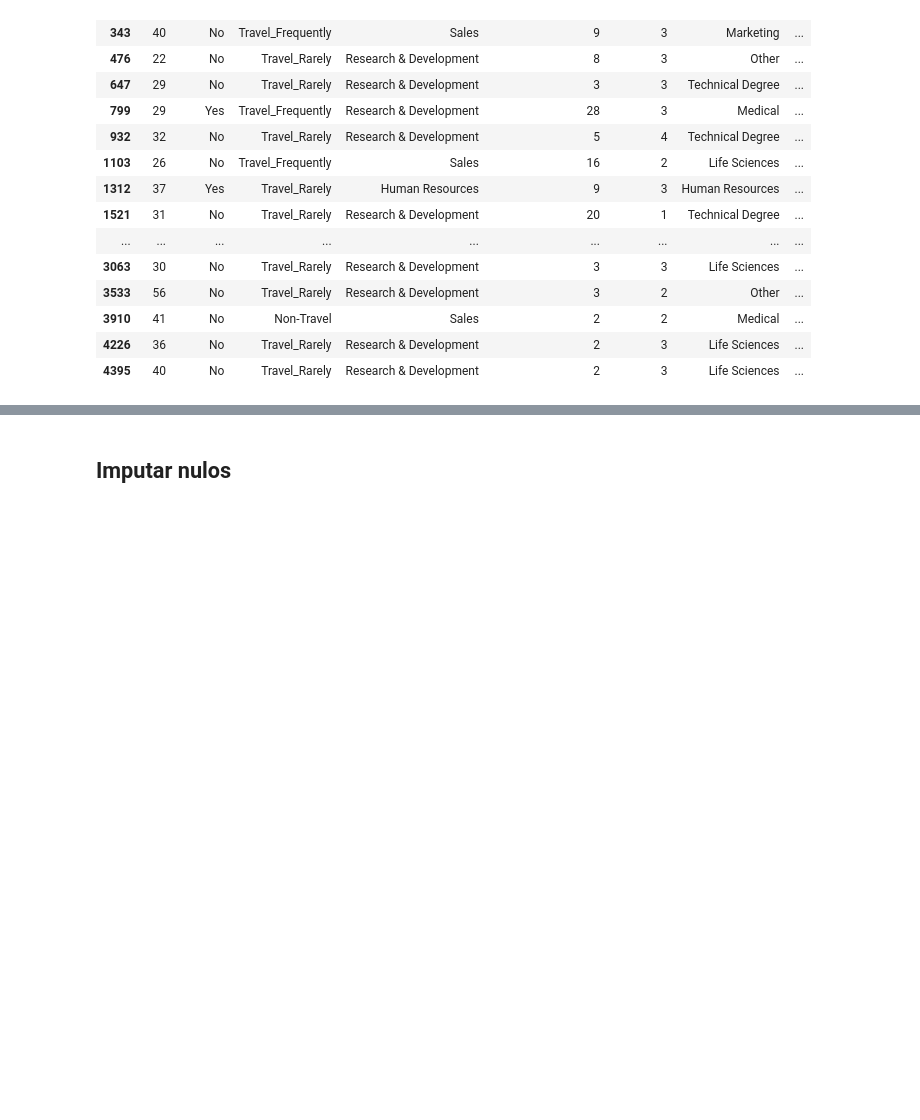
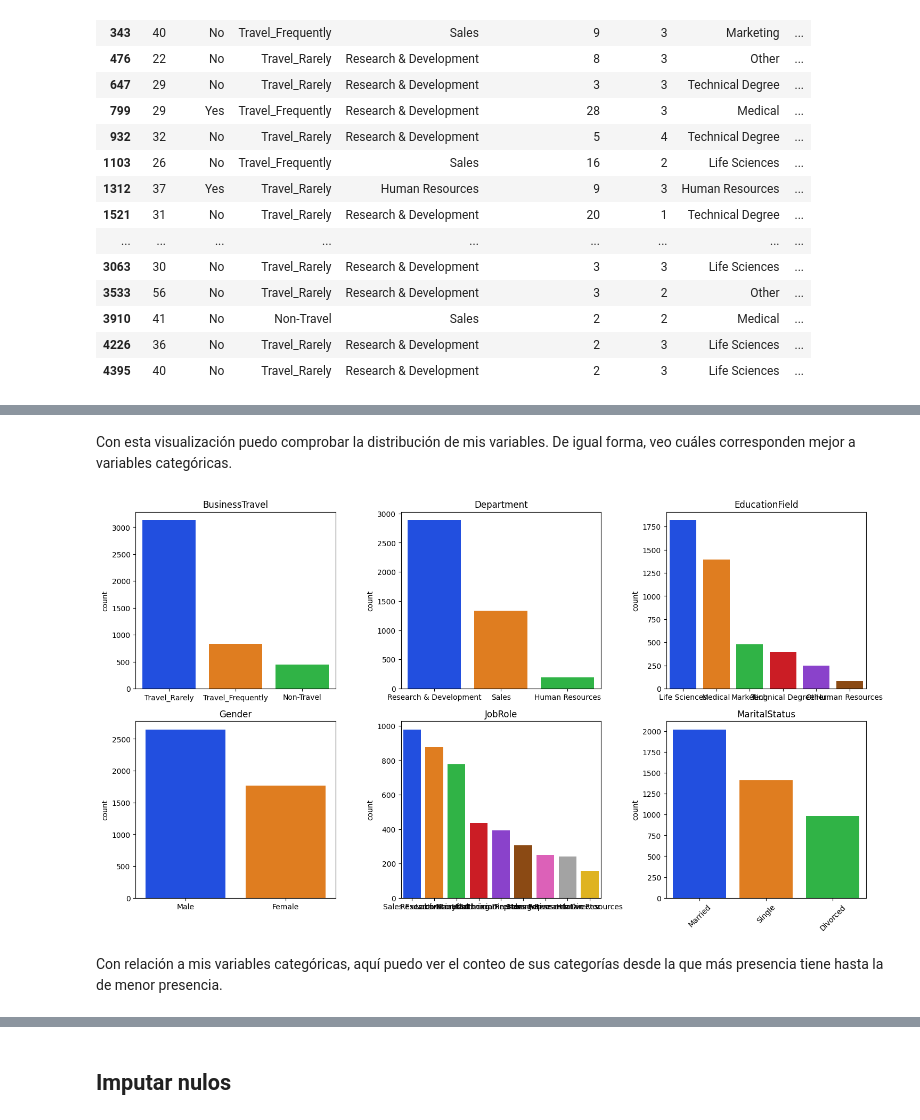
Before and after one commit to ngcarvajall/Proyecto8---Predicci-n-de-Retenci-n-de-Empleados, a Jupyter notebook: Modelos/EDA.ipynb, the cells around one changed output, grey strips where cells are left out. Drawn from its saved outputs; the diff is of its cells as text; code cells hidden in the pictures; blank space fills up the shorter version.

```diff
--- a/Modelos/EDA.ipynb
+++ b/Modelos/EDA.ipynb
@@ -251,0 +374,8 @@ Name: count, dtype: int64
+# %% [markdown]
+Con esta visualización puedo comprobar la distribución de mis variables. De igual forma, veo cuáles corresponden mejor a variables categóricas.
+# %%
+f.plot_categoricas(df_cat)
+# %% [output]
+[figure, added]
+# %% [markdown]
+Con relación a mis variables categóricas, aquí puedo ver el conteo de sus categorías desde la que más presencia tiene hasta la de menor presencia.
```
Also changed, not shown: parts of 63 cells of this notebook, 1 other file.
